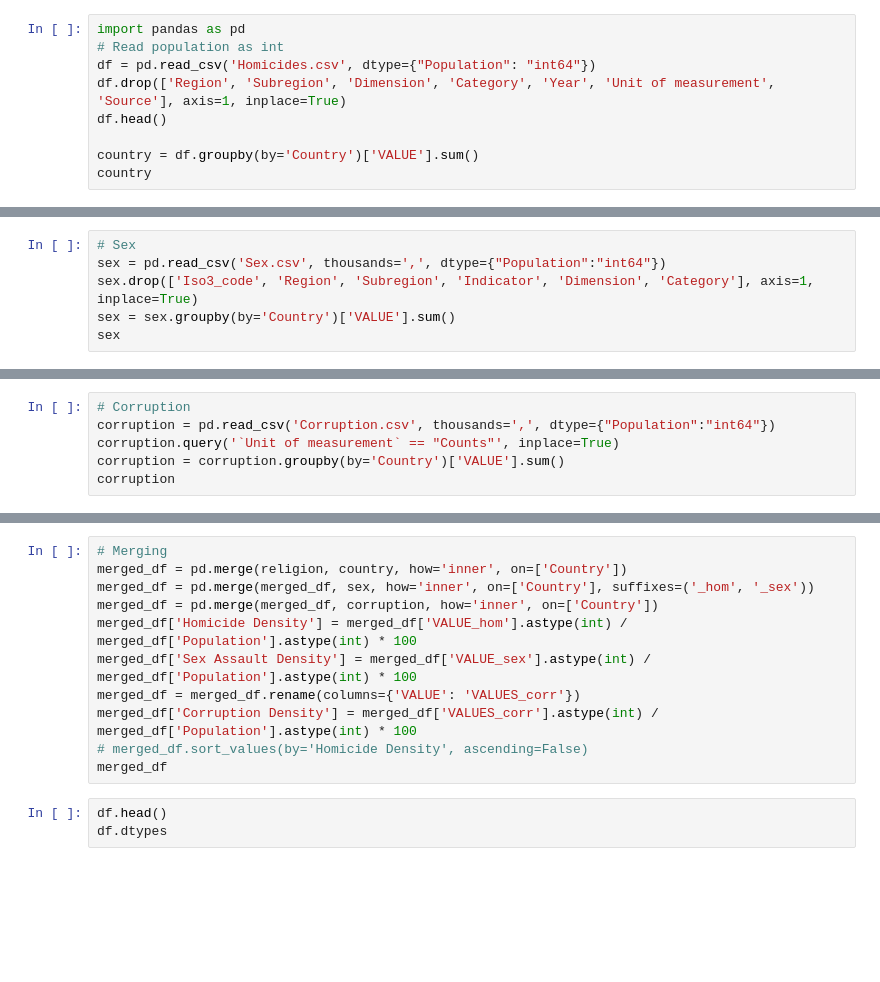
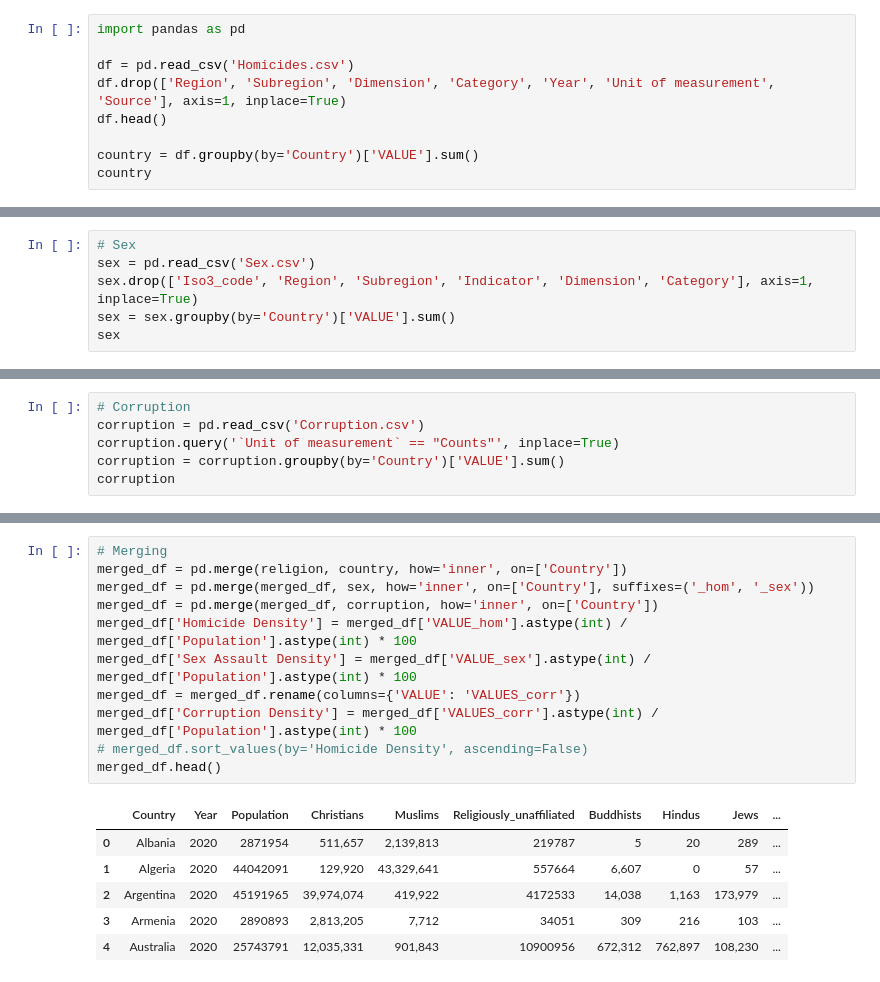
Before and after one commit to RajwatSingh/DS256_FinalProject, a Jupyter notebook: ReligionAndHomicides.ipynb, the cells around one changed output, grey strips where cells are left out. Saved outputs shown, nothing was run; the diff lists cells and outputs as text; blank space fills up the shorter version.

```diff
--- a/ReligionAndHomicides.ipynb
+++ b/ReligionAndHomicides.ipynb
@@ -19,7 +1,7 @@ We also included additional societal indicators: such as income inequality and e
 # %%
 import pandas as pd
-# Read population as int
-df = pd.read_csv('Homicides.csv', dtype={"Population": "int64"})
+
+df = pd.read_csv('Homicides.csv')
 df.drop(['Region', 'Subregion', 'Dimension', 'Category', 'Year', 'Unit of measurement', 'Source'], axis=1, inplace=True)
 df.head()
 
@@ -49,6 +59,6 @@ religion
 # %%
 # Sex
-sex = pd.read_csv('Sex.csv', thousands=',', dtype={"Population":"int64"})
+sex = pd.read_csv('Sex.csv')
 sex.drop(['Iso3_code', 'Region', 'Subregion', 'Indicator', 'Dimension', 'Category'], axis=1, inplace=True)
 sex = sex.groupby(by='Country')['VALUE'].sum()
 sex
@@ -55,6 +79,6 @@ sex
 # %%
 # Corruption
-corruption = pd.read_csv('Corruption.csv', thousands=',', dtype={"Population":"int64"})
+corruption = pd.read_csv('Corruption.csv')
 corruption.query('`Unit of measurement` == "Counts"', inplace=True)
 corruption = corruption.groupby(by='Country')['VALUE'].sum()
 corruption
@@ -61,14 +99,18 @@ corruption
 # %%
 # Merging
 merged_df = pd.merge(religion, country, how='inner', on=['Country'])
 merged_df = pd.merge(merged_df, sex, how='inner', on=['Country'], suffixes=('_hom', '_sex'))
 merged_df = pd.merge(merged_df, corruption, how='inner', on=['Country'])
 merged_df['Homicide Density'] = merged_df['VALUE_hom'].astype(int) / merged_df['Population'].astype(int) * 100
 merged_df['Sex Assault Density'] = merged_df['VALUE_sex'].astype(int) / merged_df['Population'].astype(int) * 100
 merged_df = merged_df.rename(columns={'VALUE': 'VALUES_corr'})
 merged_df['Corruption Density'] = merged_df['VALUES_corr'].astype(int) / merged_df['Population'].astype(int) * 100
 # merged_df.sort_values(by='Homicide Density', ascending=False)
-merged_df
+merged_df.head()
+# %% [output]
+|  | Country | Year | Population | Christians | Muslims | Religiously_unaffiliated | Buddhists | Hindus | Jews | ... |
+| 0 | Albania | 2020 | 2871954 | 511,657 | 2,139,813 | 219787 | 5 | 20 | 289 | ... |
+| 1 | Algeria | 2020 | 44042091 | 129,920 | 43,329,641 | 557664 | 6,607 | 0 | 57 | ... |
+| 2 | Argentina | 2020 | 45191965 | 39,974,074 | 419,922 | 4172533 | 14,038 | 1,163 | 173,979 | ... |
+| 3 | Armenia | 2020 | 2890893 | 2,813,205 | 7,712 | 34051 | 309 | 216 | 103 | ... |
+| 4 | Australia | 2020 | 25743791 | 12,035,331 | 901,843 | 10900956 | 672,312 | 762,897 | 108,230 | ... |
-# %%
-df.head()
-df.dtypes
```
Also changed, not shown: parts of 13 cells of this notebook.
